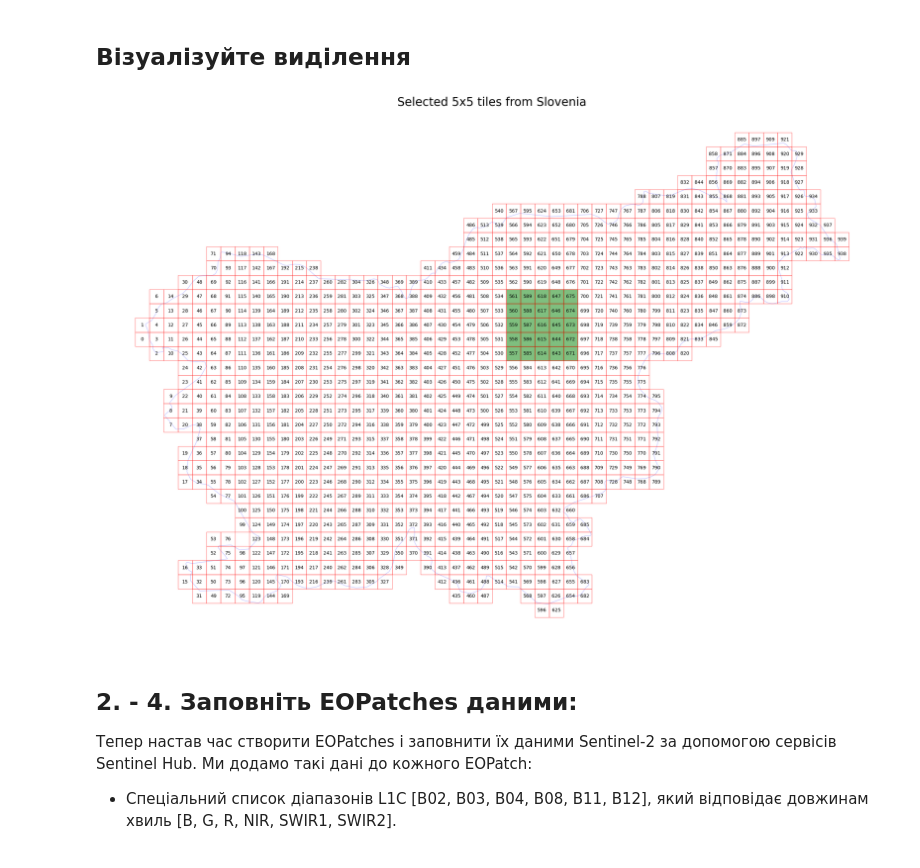
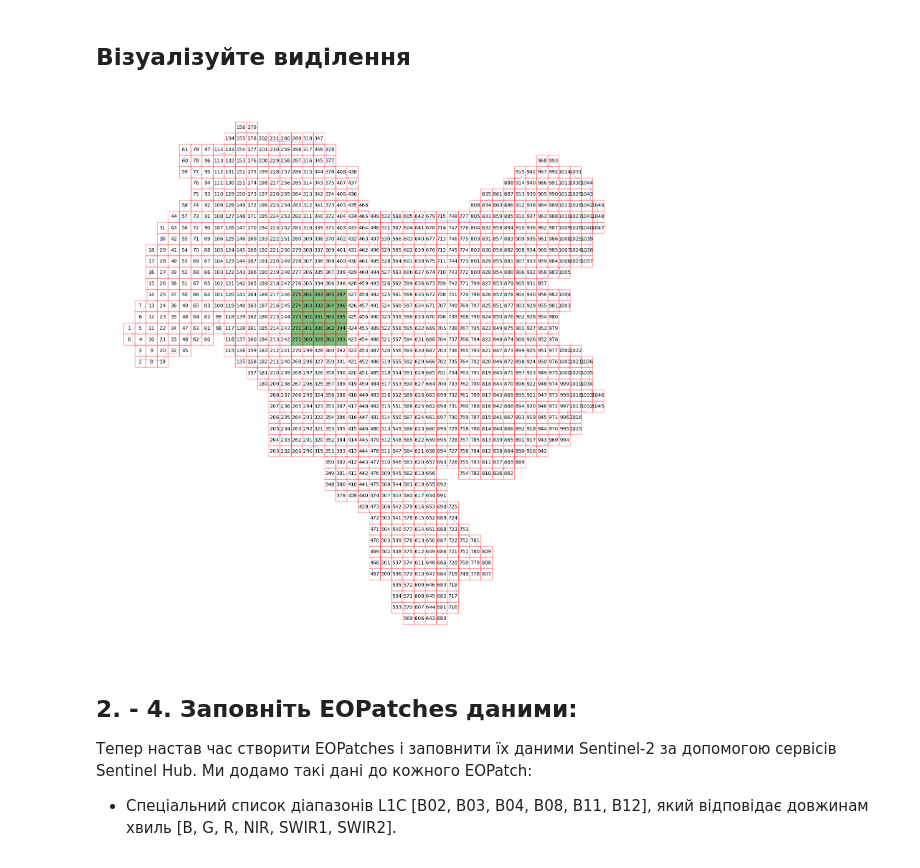
Before and after one commit to fuckingsore/diplom, a Jupyter notebook: zaloga_diplom.ipynb, the cells around one changed output. Drawn from its saved outputs; the diff is of its cells as text; code cells hidden in the pictures.

```diff
--- a/zaloga_diplom.ipynb
+++ b/zaloga_diplom.ipynb
@@ -140,12 +130,13 @@ for folder in (EOPATCH_FOLDER, EOPATCH_SAMPLES_FOLDER, RESULTS_FOLDER):
     os.makedirs(folder, exist_ok=True)
 
 # Load geojson file
-country = gpd.read_file(os.path.join(DATA_FOLDER, "svn_border.geojson"))
+country = gpd.read_file(os.path.join(DATA_FOLDER, "kyiv.geojson"))
 # Add 500m buffer to secure sufficient data near border
 country = country.buffer(500)
 
 # Get the country's shape in polygon format
 country_shape = country.geometry.values[0]
+#print(country_shape)
 
 # Plot country
 country.plot()
@@ -164,20 +152,16 @@ Dimension of the area is 243184 x 161584 m2
 # %%
-# Create a splitter to obtain a list of bboxes with 5km sides
-bbox_splitter = UtmZoneSplitter([country_shape], country.crs, 5000)
-
+# Створення роздільника, щоб отримати список bboxів зі стороною 5 км
+bbox_splitter = UtmZoneSplitter([country_shape], country.crs, 1000)
 bbox_list = np.array(bbox_splitter.get_bbox_list())
 info_list = np.array(bbox_splitter.get_info_list())
-
-# Prepare info of selected EOPatches
 geometry = [Polygon(bbox.get_polygon()) for bbox in bbox_list]
 idxs = [info["index"] for info in info_list]
 idxs_x = [info["index_x"] for info in info_list]
 idxs_y = [info["index_y"] for info in info_list]
-
 bbox_gdf = gpd.GeoDataFrame({"index": idxs, "index_x": idxs_x, "index_y": idxs_y}, crs=country.crs, geometry=geometry)
 
 # select a 5x5 area (id of center patch)
-ID = 616
+ID = 331
 
 # Obtain surrounding 5x5 patches
 patchIDs = []
@@ -195,25 +179,27 @@ patchIDs = np.transpose(np.fliplr(np.array(patchIDs).reshape(5, 5))).ravel()
 # Save to shapefile
 shapefile_name = "grid_slovenia_500x500.gpkg"
 bbox_gdf.to_file(os.path.join(RESULTS_FOLDER, shapefile_name), driver="GPKG")
+
+#print(bbox_list)
 # %% [markdown]
 ## Візуалізуйте виділення
 # %%
 # Display bboxes over country
-fig, ax = plt.subplots(figsize=(30, 30))
-ax.set_title("Selected 5x5 tiles from Slovenia", fontsize=25)
+fig, ax = plt.subplots(figsize=(20, 20))
+#ax.set_title("Selected 5x5 tiles from Ukraine", fontsize=25)
 country.plot(ax=ax, facecolor="w", edgecolor="b", alpha=0.5)
 bbox_gdf.plot(ax=ax, facecolor="w", edgecolor="r", alpha=0.5)
 
 for bbox, info in zip(bbox_list, info_list):
     geo = bbox.geometry
     ax.text(geo.centroid.x, geo.centroid.y, info["index"], ha="center", va="center")
 
 # Mark bboxes of selected area
 bbox_gdf[bbox_gdf.index.isin(patchIDs)].plot(ax=ax, facecolor="g", edgecolor="r", alpha=0.5)
 
 plt.axis("off");
 # %% [output]
-[figure, old version]
+[figure, new version]
 # %% [markdown]
 ## 2. - 4. Заповніть EOPatches даними:
 Тепер настав час створити EOPatches і заповнити їх даними Sentinel-2 за допомогою сервісів Sentinel Hub. Ми додамо такі дані до кожного EOPatch:
```
Also changed, not shown: parts of 55 cells of this notebook, 11 other files.
